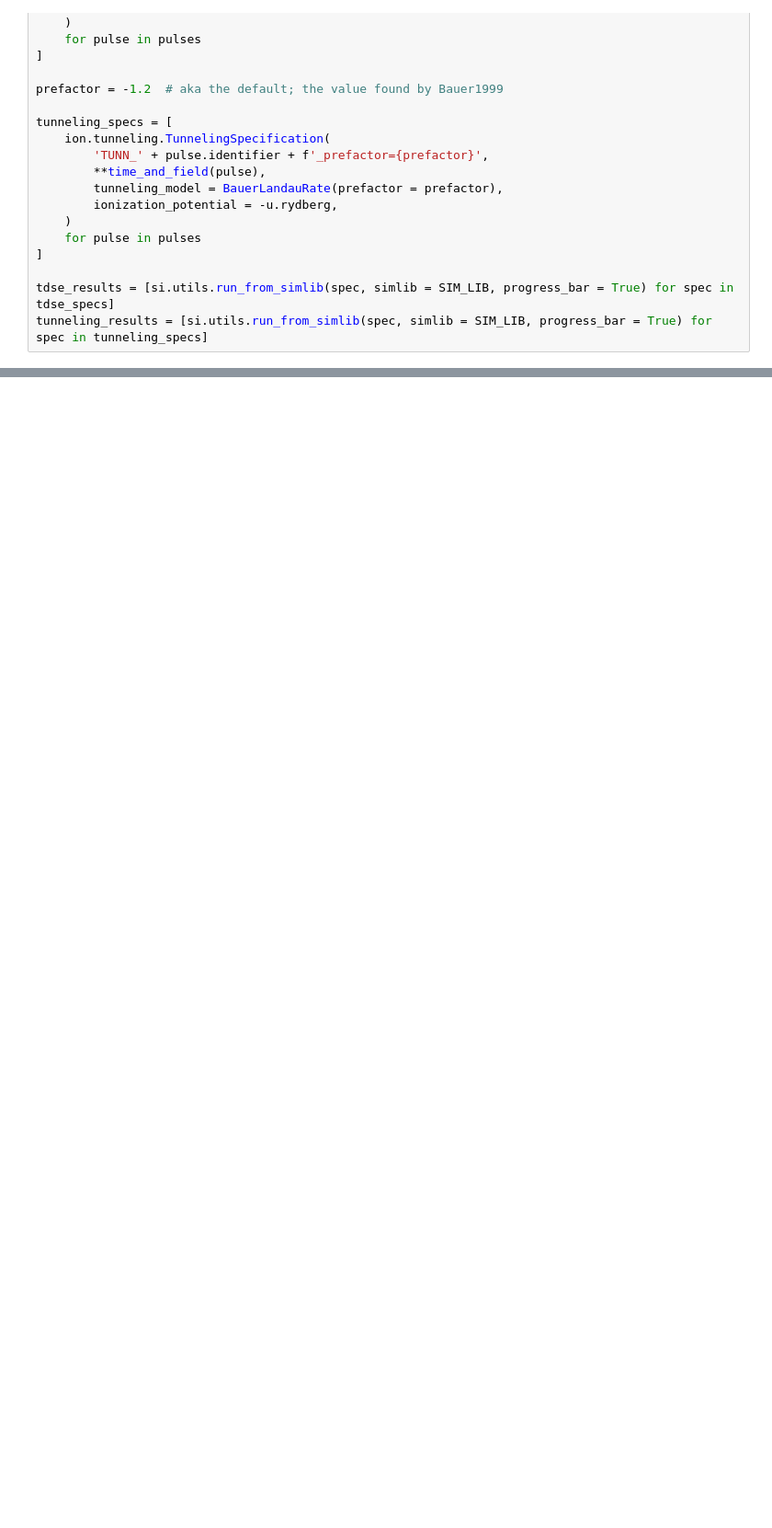
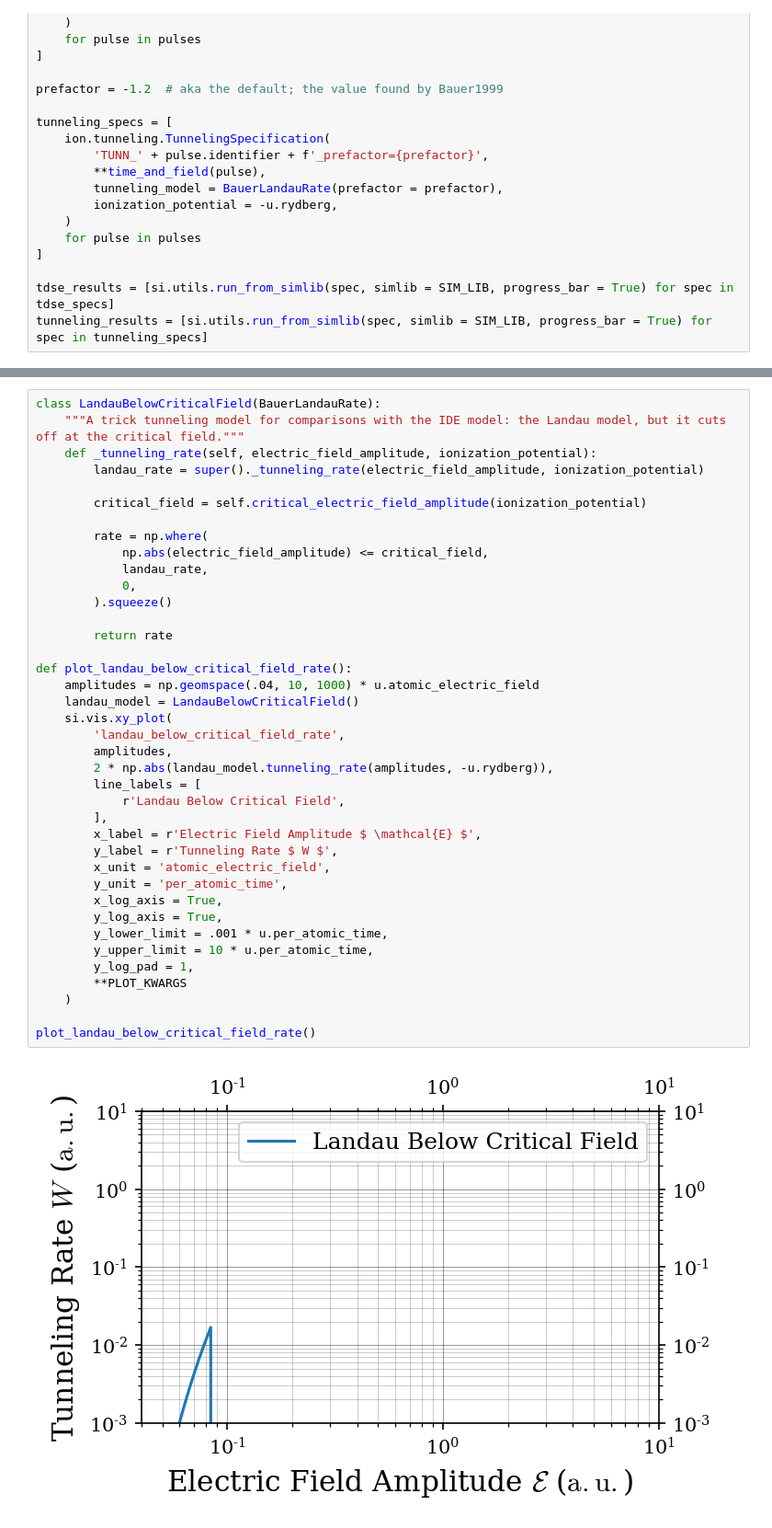
Before and after one commit to JoshKarpel/ionization, a Jupyter notebook: science/bauer/DBauer1999.ipynb, the cells around one changed output, grey strips where cells are left out. Shown at 92% size. Cells and saved outputs as stored; diff of their text form; blank space fills up the shorter version.

```diff
--- a/science/bauer/DBauer1999.ipynb
+++ b/science/bauer/DBauer1999.ipynb
@@ -343,3 +343,44 @@ make_dbauer1999_fig_7(pulses, tdse_results, tunneling_results)
+# %%
+class LandauBelowCriticalField(BauerLandauRate):
+    """A trick tunneling model for comparisons with the IDE model: the Landau model, but it cuts off at the critical field."""
+    def _tunneling_rate(self, electric_field_amplitude, ionization_potential):
+        landau_rate = super()._tunneling_rate(electric_field_amplitude, ionization_potential)
+
+        critical_field = self.critical_electric_field_amplitude(ionization_potential)
+
+        rate = np.where(
+            np.abs(electric_field_amplitude) <= critical_field,
+            landau_rate,
+            0,
+        ).squeeze()
+
+        return rate
+
+def plot_landau_below_critical_field_rate():
+    amplitudes = np.geomspace(.04, 10, 1000) * u.atomic_electric_field
+    landau_model = LandauBelowCriticalField()
+    si.vis.xy_plot(
+        'landau_below_critical_field_rate',
+        amplitudes,
+        2 * np.abs(landau_model.tunneling_rate(amplitudes, -u.rydberg)),
+        line_labels = [
+            r'Landau Below Critical Field',
+        ],
+        x_label = r'Electric Field Amplitude $ \mathcal{E} $',
+        y_label = r'Tunneling Rate $ W $',
+        x_unit = 'atomic_electric_field',
+        y_unit = 'per_atomic_time',
+        x_log_axis = True,
+        y_log_axis = True,
+        y_lower_limit = .001 * u.per_atomic_time,
+        y_upper_limit = 10 * u.per_atomic_time,
+        y_log_pad = 1,
+        **PLOT_KWARGS
+    )
+
+plot_landau_below_critical_field_rate()
+# %% [output]
+[figure, added]
 # %%
 ide_specs = [
     ion.ide.IntegroDifferentialEquationSpecification(
```
Also changed, not shown: parts of 11 cells of this notebook, 8 other files.
